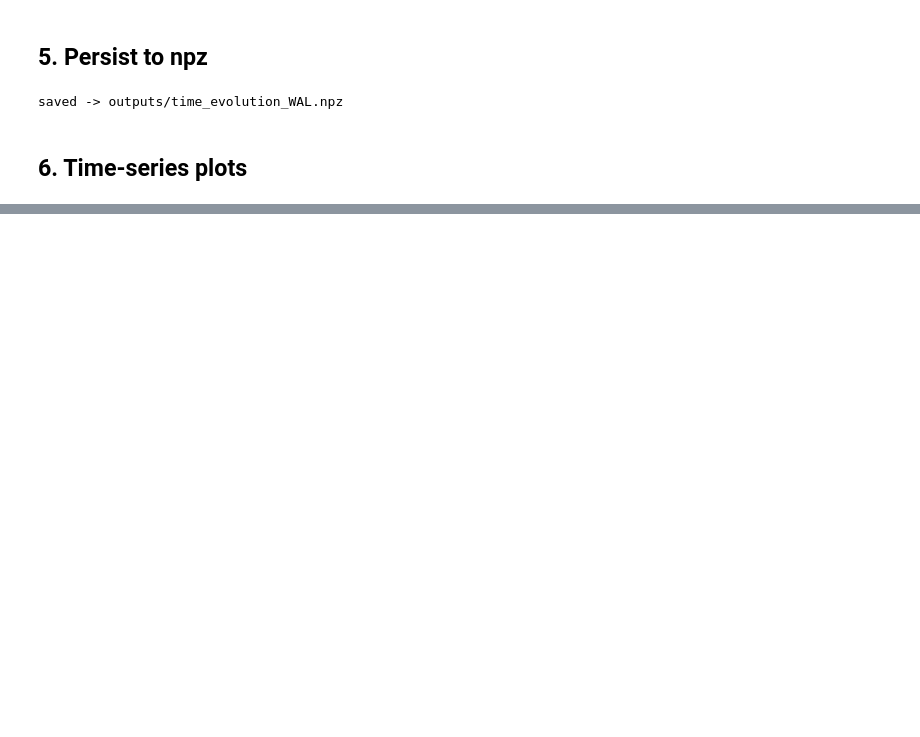
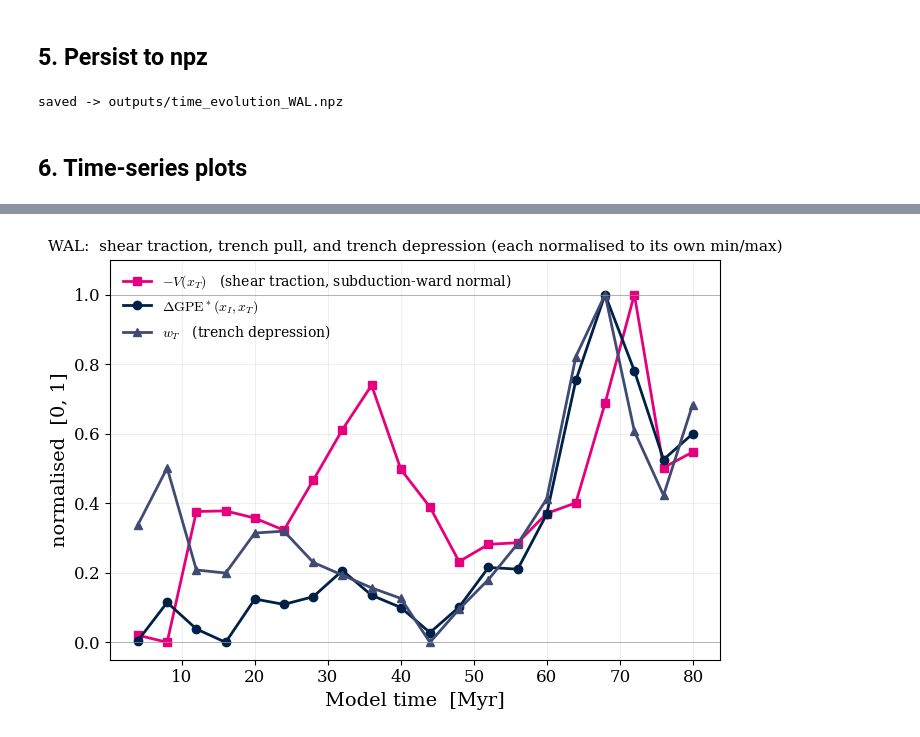
Before and after one commit to dansand/trench_pull_fluidity, a Jupyter notebook: notebooks/cerpa_time_evolution.ipynb, the cells around one changed output, grey strips where cells are left out. Cells and saved outputs as stored; diff of their text form; code cells hidden in the pictures; blank space fills up the shorter version.

```diff
--- a/notebooks/cerpa_time_evolution.ipynb
+++ b/notebooks/cerpa_time_evolution.ipynb
@@ -355,0 +432,56 @@ plt.show()
+# %%
+# Wrap-up slide figure (normalised version, sign-corrected):
+# −V(t), ΔGPE*(t), and trench depression w_T(t) — each rescaled
+# linearly to [0, 1] over its own (min, max) range so the three
+# curves are visually overlaid.
+#
+# Sign convention:
+#   −V(x_T) — V multiplied by −1 to read as the shear traction on a
+#             vertical plane whose outward normal points in the
+#             subduction direction (subduction-ward = "left-negative").
+#   ΔGPE*   — column difference (x_I − x_T) plotted directly, no flip.
+#   w_T     — trench-relative topography, naturally positive
+#             (= fs[0, x_I] − fs[0, x_T]).
+
+def _norm01(arr):
+    """Linear rescale to [0, 1]:  0 ← arr.min(),  1 ← arr.max()."""
+    arr = np.asarray(arr, dtype=float)
+    lo, hi = np.nanmin(arr), np.nanmax(arr)
+    return (arr - lo) / (hi - lo) if hi > lo else np.zeros_like(arr)
+
+t_Myr = records['t_yr'] / 1e6
+
+mV_norm = _norm01(-records['V_xT'])           # shear traction, subduction-ward normal
+GPE_norm = _norm01(records['delta_GPE'])      # ΔGPE* directly, no sign flip
+wT_norm = _norm01(records['w_T'])             # trench depression
+
+fig, ax = plt.subplots(figsize=(7, 5))
+
+ax.plot(t_Myr, mV_norm,  '-s', color='#E5007D', ms=6, lw=2.0,
+        label=r'$-V(x_T)$   (shear traction, subduction-ward normal)')
+ax.plot(t_Myr, GPE_norm, '-o', color='#002147', ms=6, lw=2.0,
+        label=r'$\Delta\mathrm{GPE}^*(x_I,x_T)$')
+ax.plot(t_Myr, wT_norm,  '-^', color='#404B74', ms=6, lw=2.0,
+        label=r'$w_T$   (trench depression)')
+
+ax.axhline(0, color='0.6', lw=0.5)
+ax.axhline(1, color='0.6', lw=0.5)
+ax.set_xlabel('Model time  [Myr]', fontsize=14)
+ax.set_ylabel('normalised  [0, 1]', fontsize=14)
+ax.set_ylim(-0.05, 1.10)
+ax.legend(frameon=False, loc=2, fontsize=10)
+ax.grid(alpha=0.20)
+ax.tick_params(labelsize=12)
+
+ax.set_title(f'{MODEL_KEY}:  shear traction, trench pull, and trench depression '
+             f'(each normalised to its own min/max)',
+             fontsize=11)
+
+fig.tight_layout()
+
+figures_dir = Path("figures"); figures_dir.mkdir(exist_ok=True)
+fig.savefig(figures_dir / f'wrapup_normalised_{MODEL_KEY}.png',
+            bbox_inches='tight', dpi=220)
+plt.show()
+# %% [output]
+[figure, added]
```
Also changed, not shown: parts of 12 cells of this notebook, 5 other files.
